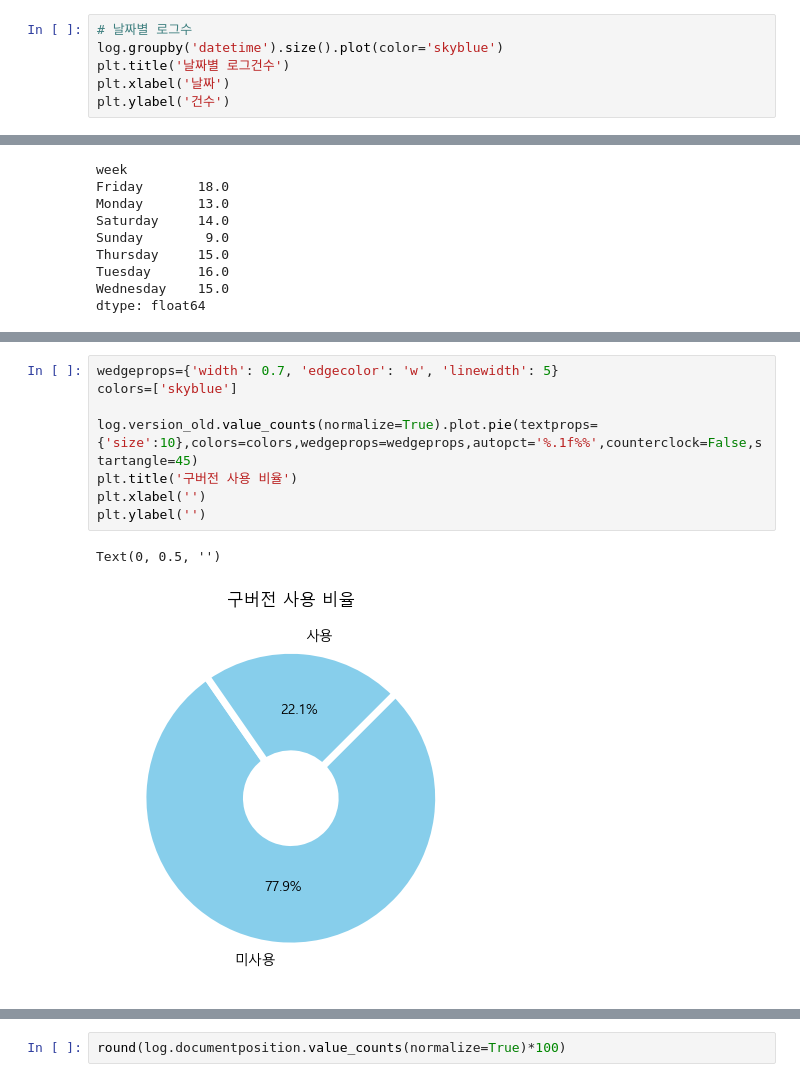
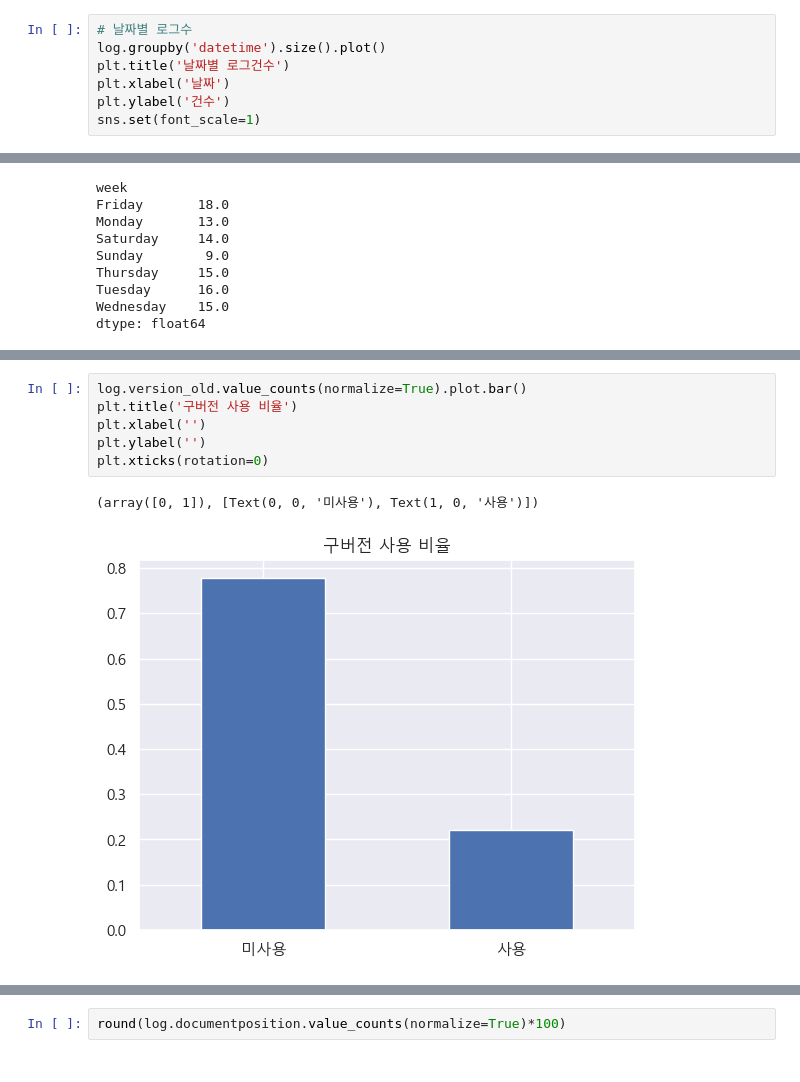
Before and after one commit to KIMJEONGSU/logs, a Jupyter notebook: logs.ipynb, the cells around one changed output, grey strips where cells are left out. Saved outputs shown, nothing was run; the diff lists cells and outputs as text.

```diff
--- a/logs.ipynb
+++ b/logs.ipynb
@@ -134,8 +136,9 @@ log.datetime = pd.to_datetime(log.datetime)
 log['week'] = log['datetime'].dt.day_name()
 # %%
 # 날짜별 로그수
-log.groupby('datetime').size().plot(color='skyblue')
+log.groupby('datetime').size().plot()
 plt.title('날짜별 로그건수')
 plt.xlabel('날짜')
 plt.ylabel('건수')
+sns.set(font_scale=1)
 # %% [output]
@@ -269,11 +265,9 @@ Text(0, 0.5, 'actiontype')
 # %%
-wedgeprops={'width': 0.7, 'edgecolor': 'w', 'linewidth': 5}
-colors=['skyblue']
-
-log.version_old.value_counts(normalize=True).plot.pie(textprops={'size':10},colors=colors,wedgeprops=wedgeprops,autopct='%.1f%%',counterclock=False,startangle=45)
+log.version_old.value_counts(normalize=True).plot.bar()
 plt.title('구버전 사용 비율')
 plt.xlabel('')
 plt.ylabel('')
+plt.xticks(rotation=0)
 # %% [output]
-Text(0, 0.5, '')
+(array([0, 1]), [Text(0, 0, '미사용'), Text(1, 0, '사용')])
-[figure, old version]
+[figure, new version]
```
Also changed, not shown: parts of 24 cells of this notebook, 24 other files.
